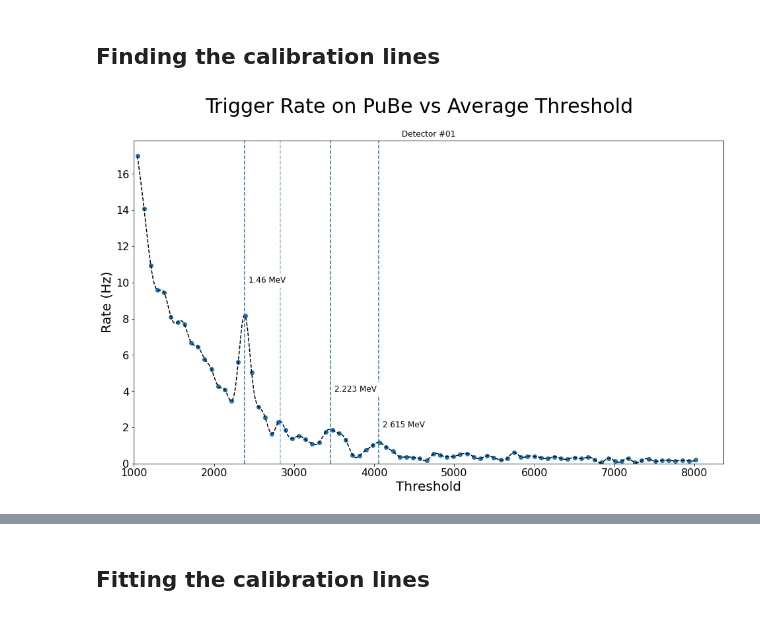
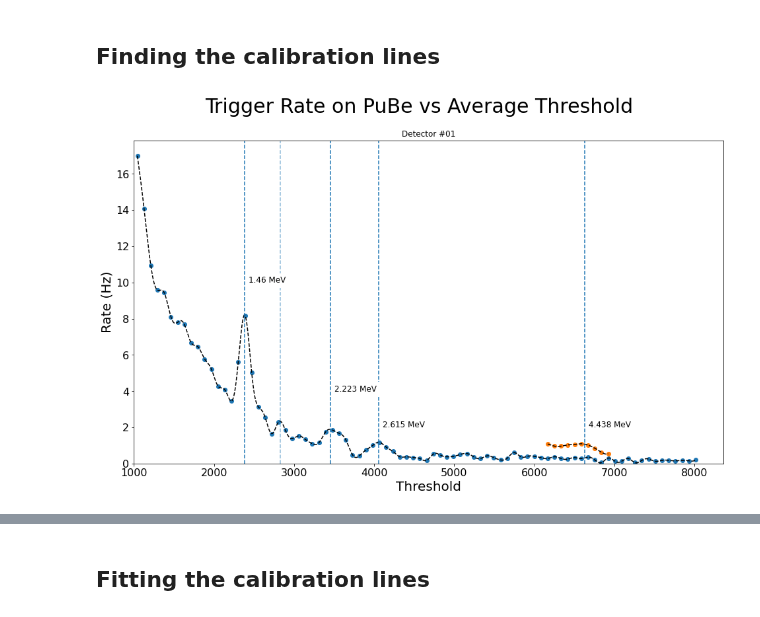
Before and after one commit to villano-lab/R76Firmware, a Jupyter notebook: plots/Comparing_Detectors.ipynb, the cells around one changed output, grey strips where cells are left out. Drawn from its saved outputs; the diff is of its cells as text; code cells hidden in the pictures.

```diff
--- a/plots/Comparing_Detectors.ipynb
+++ b/plots/Comparing_Detectors.ipynb
@@ -22,11 +22,21 @@ del det01
 
 #Ranges will be stored in order.
 ranges = []
+ranges_u = []
+thresh_u = []
 for i in range(24):
     try:
         ranges.append(np.asarray(pd.read_csv(path+'det'+str(i)+'.csv').iloc[:,2]))
     except FileNotFoundError:
         ranges.append([])
+    try:
+        data = pd.read_csv(path+'det'+str(i)+'_upper.csv')
+        ranges_u.append(data.iloc[:,2])
+        thresh_u.append((data.iloc[:,0] + data.iloc[:,1])/2)
+    except FileNotFoundError:
+        ranges_u.append([])
+        thresh_u.append([])
+del data
 # %%
 plt.figure(figsize=(16,9))
 
@@ -85,49 +96,59 @@ energies = [[]]
 fine = np.arange(min(thresh),max(thresh))
 # %%
 detnum = 1
+
+fine_u = np.arange(min(thresh_u[detnum]),max(thresh_u[detnum]))
 
 plt.figure(figsize=(16,9))
 
 interpolated = interp(thresh,ranges[detnum],k=5)
 interpolatey = interpolated(fine)
+interpolated_u = interp(thresh_u[detnum],ranges_u[detnum],k=5)
+interpolatey_u = interpolated_u(fine_u)
 
 plt.scatter(thresh,ranges[detnum],label='det{:02d}'.format(detnum),marker='o')
+plt.scatter(thresh_u[detnum],ranges_u[detnum])
 plt.plot(fine,interpolatey,linestyle='--',color='k')
+plt.plot(fine_u,interpolatey_u,linestyle='--',color='k')
 
 plt.xlabel("Threshold",size=20)
 plt.ylabel("Rate (Hz)",size=20)
 plt.suptitle("Trigger Rate on PuBe vs Average Threshold",size=30)
 plt.title("Detector #{:02d}".format(detnum))
 plt.rc('xtick', labelsize=16) #fontsize of the x tick labels
 plt.rc('ytick', labelsize=16) #fontsize of the y tick labels
 
 plt.xlim(1000)
 plt.ylim(0)
 
 a = 2394
 b = 2800
 c = 3500
 d = 4060
+e = 6675
 
 a = fine[interpolatey == max(interpolatey[abs(fine - a) < 50])][0]
 b = fine[interpolatey == max(interpolatey[abs(fine - b) < 50])][0]
 c = fine[interpolatey == max(interpolatey[abs(fine - c) < 50])][0]
 d = fine[interpolatey == max(interpolatey[abs(fine - d) < 50])][0]
+e = fine_u[interpolatey_u == max(interpolatey_u[abs(fine_u - e) < 50])][0]
 
 plt.axvline(a,linestyle='--')
 plt.text(a+50,10,"1.46 MeV",fontsize=12,backgroundcolor='white')
 plt.axvline(b,linestyle='--',alpha=0.5)
 #plt.text(b+50,4,"What is this peak?\nIt is small but seems to appear somewhat consistently.\nIf not something we calibrate against, at least useful for locating 2.223 Mev line.",fontsize=12,backgroundcolor='white')
 plt.axvline(c,linestyle='--')
 plt.text(c+50,4,"2.223 MeV",fontsize=12,backgroundcolor='white')
 plt.axvline(d,linestyle='--')
 plt.text(d+50,2,"2.615 MeV",fontsize=12,backgroundcolor='white')
+plt.axvline(e,linestyle='--')
+plt.text(e+50,2,"4.438 MeV",fontsize=12,backgroundcolor='white')
 
-bins01 = [a,c,d]
-energies01 = [1460,2223,2600]
+bins01 = [a,c,d,e]
+energies01 = [1460,2223,2600,4438]
 
 plt.show()
 # %% [output]
-[figure, old version]
+[figure, new version]
 # %%
 detnum = 2
```
Also changed, not shown: parts of 66 cells of this notebook, 1 other file.
